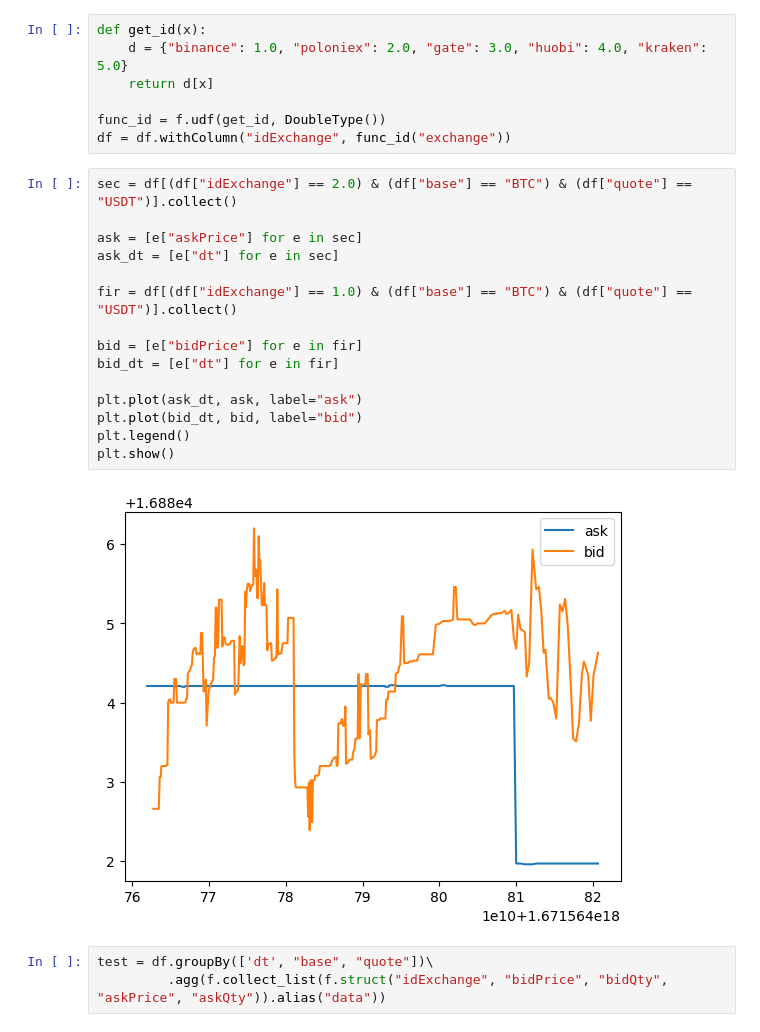
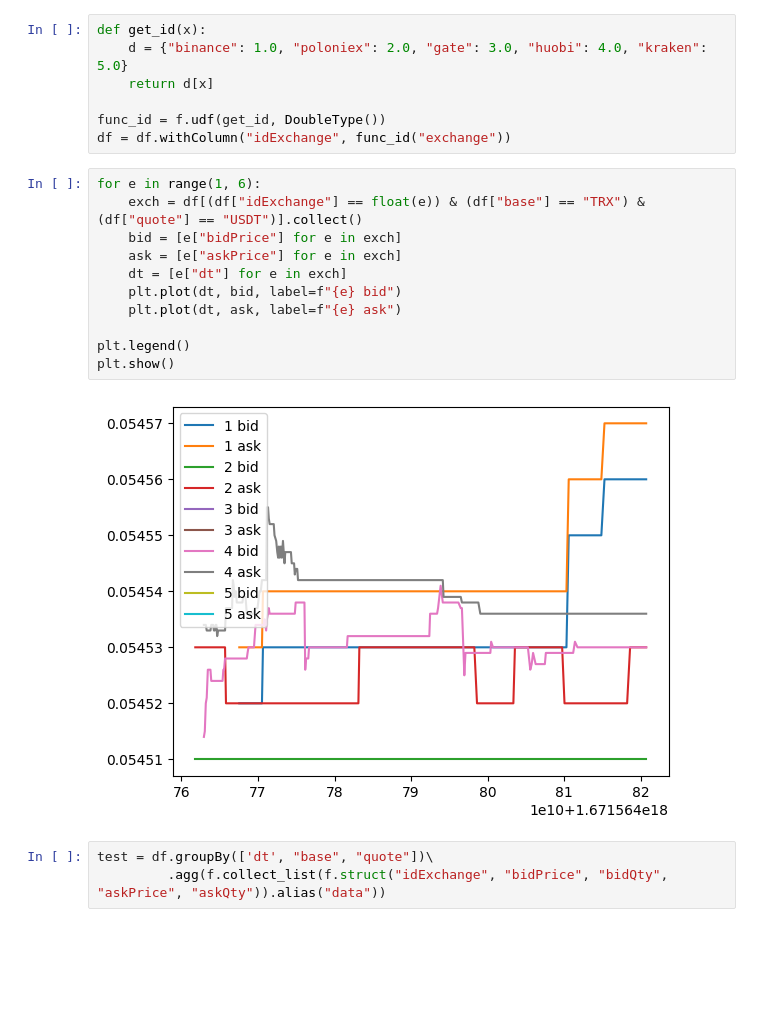
Before and after one commit to Tronnert/BlockchainArbitration, a Jupyter notebook: analysis/time.ipynb, the cells around one changed output. Drawn from its saved outputs; the diff is of its cells as text; blank space fills up the shorter version.

```diff
--- a/analysis/time.ipynb
+++ b/analysis/time.ipynb
@@ -30,23 +30,19 @@ def get_id(x):
 
 func_id = f.udf(get_id, DoubleType())
 df = df.withColumn("idExchange", func_id("exchange"))
-# %%
-sec = df[(df["idExchange"] == 2.0) & (df["base"] == "BTC") & (df["quote"] == "USDT")].collect()
-
-ask = [e["askPrice"] for e in sec]
-ask_dt = [e["dt"] for e in sec]
-
-fir = df[(df["idExchange"] == 1.0) & (df["base"] == "BTC") & (df["quote"] == "USDT")].collect()
-
-bid = [e["bidPrice"] for e in fir]
-bid_dt = [e["dt"] for e in fir]
-
-plt.plot(ask_dt, ask, label="ask")
-plt.plot(bid_dt, bid, label="bid")
-plt.legend()
-plt.show()
-# %% [output]
-[figure, removed]
+# %%
+for e in range(1, 6):
+    exch = df[(df["idExchange"] == float(e)) & (df["base"] == "TRX") & (df["quote"] == "USDT")].collect()
+    bid = [e["bidPrice"] for e in exch]
+    ask = [e["askPrice"] for e in exch]
+    dt = [e["dt"] for e in exch]
+    plt.plot(dt, bid, label=f"{e} bid")
+    plt.plot(dt, ask, label=f"{e} ask")
+
+plt.legend()
+plt.show()
+# %% [output]
+[figure, added]
 # %%
 test = df.groupBy(['dt', "base", "quote"])\
          .agg(f.collect_list(f.struct("idExchange", "bidPrice", "bidQty", "askPrice", "askQty")).alias("data"))
```
Also changed, not shown: parts of 1 cell of this notebook.
